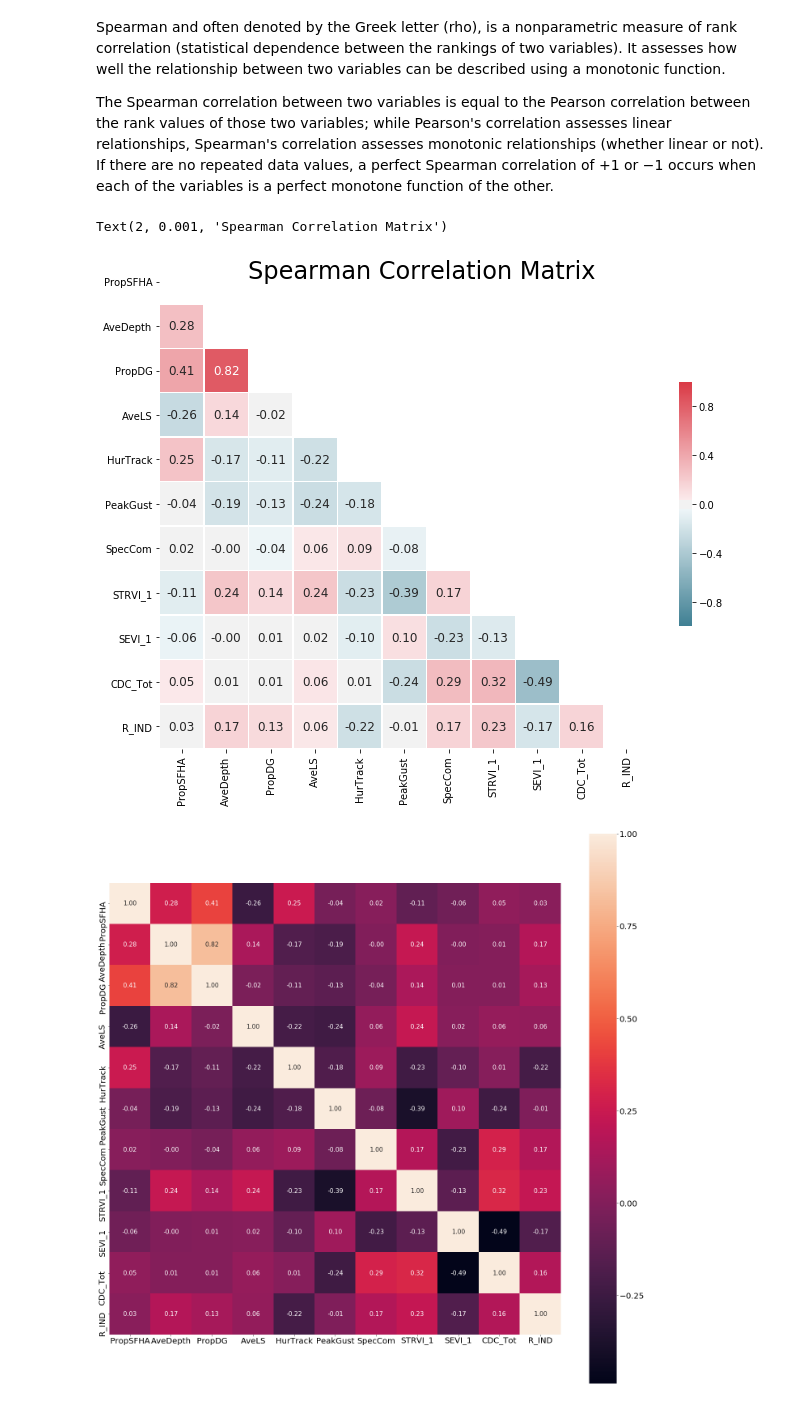
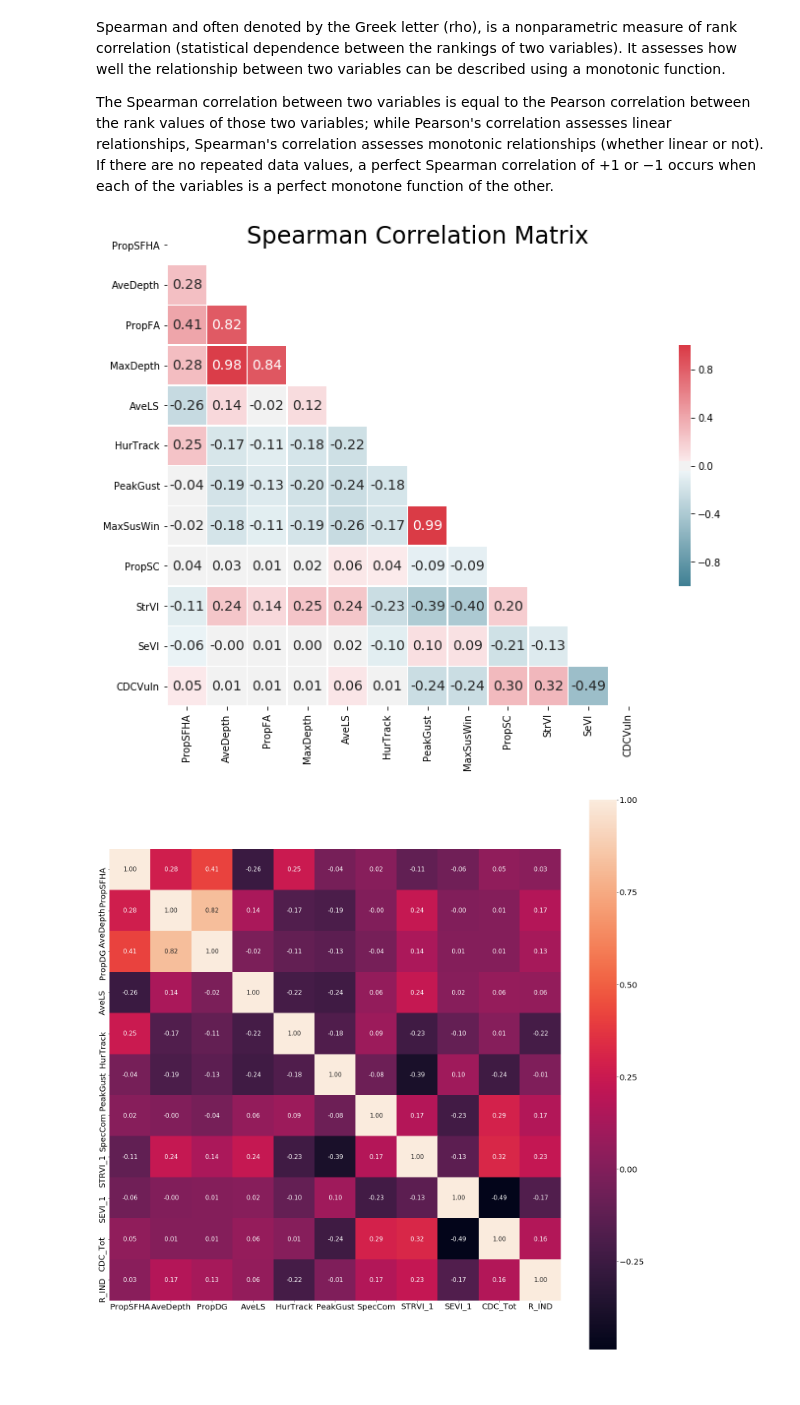
Before and after one commit to l-szczyrba/PR_Maria_RandomForest, a Jupyter notebook: FeatureExplore.ipynb, the cells around one changed output. Drawn from its saved outputs; the diff is of its cells as text; code cells hidden in the pictures.

```diff
--- a/FeatureExplore.ipynb
+++ b/FeatureExplore.ipynb
@@ -57,8 +57,8 @@ def choose_data(df_master, feature_list, target_list):
     return df
 # %%
 # EXAMPLE:
-feature_list = ['PropSFHA', 'AveDepth', 'PropDG', 'AveLS', 'HurTrack',
-               'PeakGust', 'SpecCom', 'STRVI_1', 'SEVI_1','CDC_Tot']
-target_list = ['R_IND']
+feature_list = ['PropSFHA', 'AveDepth', 'PropDG', 'MaxDepth', 'AveLS', 'HurTrack',
+       'PeakGust', 'MaxSusta', 'SpecCom', 'STRVI_1', 'SEVI_1', 'CDC_Tot']
+target_list = ['log_R_I_NO0']
 
 df = choose_data(df_master, feature_list, target_list)
@@ -77 +187,5 @@ df.describe()
+# %%
+df_label = df.rename(columns={'PropSFHA': 'PropSFHA', 'AveDepth': 'AveDepth','PropDG': 'PropFA', 'AveLS': 'AveLS', 'HurTrack': 'HurTrack',
+                             'PeakGust': 'PeakGust', 'SpecCom': 'PropSC', 'STRVI_1': 'StrVI', 'SEVI_1': 'SeVI',
+                             'CDC_Tot': 'CDCVuln', 'MaxSusta':'MaxSusWin'})
 # %%
@@ -96,3 +233,13 @@ df_target = df['R_IND']
 histogram_figure(df_target)
 # %% [output]
 [figure]
+# %%
+from matplotlib import rcParams
+rcParams['axes.titlepad'] = 15
+fig, ax = plt.subplots(1,1,figsize=(6, 4))
+plt.rcParams["patch.force_edgecolor"] = True
+sns.distplot(df_label['CDCVuln'].values,kde=False)
+fig.text(0.5, 0.02, 'Vulnerability Index', ha='center', va = 'top', fontsize = 18)
+ax.set_title('CDCVuln', fontsize = 25)
+ax.tick_params(axis='both', which='major', labelsize=15)
+plt.savefig('CDCVulnhist.png', dpi=600, bbox_inches = "tight")
@@ -98,0 +248,10 @@ histogram_figure(df_target)
+# %%
+from matplotlib import rcParams
+rcParams['axes.titlepad'] = 15
+fig, ax = plt.subplots(1,1,figsize=(6, 4))
+plt.rcParams["patch.force_edgecolor"] = True
+sns.distplot(df_label['PropSC'].values,kde=False)
+fig.text(0.5, 0.02, 'Proportion Special Community', ha='center', va = 'top', fontsize = 18)
+ax.set_title('PropSC', fontsize = 25)
+ax.tick_params(axis='both', which='major', labelsize=15)
+plt.savefig('SpecCommhist.png', dpi=600, bbox_inches = "tight")
@@ -152,18 +313,19 @@ In statistics, Spearman's rank correlation coefficient or Spearman's rho, named
 
 The Spearman correlation between two variables is equal to the Pearson correlation between the rank values of those two variables; while Pearson's correlation assesses linear relationships, Spearman's correlation assesses monotonic relationships (whether linear or not). If there are no repeated data values, a perfect Spearman correlation of +1 or −1 occurs when each of the variables is a perfect monotone function of the other.
 # %%
-corr = df.corr(method='spearman')
+corr = df_label.corr(method='spearman')
 mask = np.zeros_like(corr, dtype=np.bool)
 mask[np.triu_indices_from(mask)] = True
 f, ax = plt.subplots(figsize=(11, 9))
 cmap = sns.diverging_palette(220, 10, as_cmap=True)
 sns.heatmap(corr, mask=mask,annot=True, fmt='.2f',
-                annot_kws={'size':12}, cmap=cmap, vmin=-1, center=0,
+                annot_kws={'size':14}, cmap=cmap, vmin=-1, center=0,
                 square=True, linewidths=.5, cbar_kws={"shrink": .5})
 ax.text(2, .001, 'Spearman Correlation Matrix', ha='left', va = 'top', fontsize = 24)
+plt.xlabel('', fontsize=14)
+#plt.savefig('correlation.png', dpi=600, bbox_inches = "tight")
 # %% [output]
-Text(2, 0.001, 'Spearman Correlation Matrix')
-[figure, old version]
+[figure, new version]
 # %%
 def spearman_matrix(df):
     plt.figure(figsize = (25,25))
```
Also changed, not shown: parts of 21 cells of this notebook, 17 other files.
